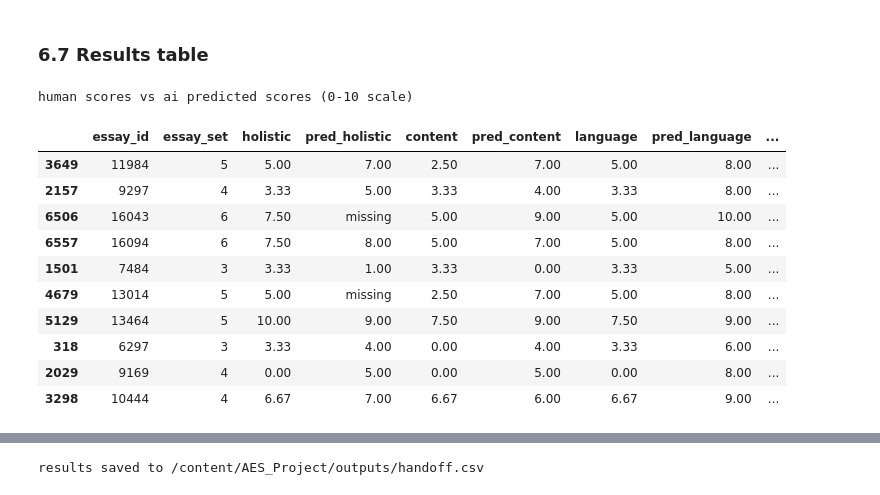
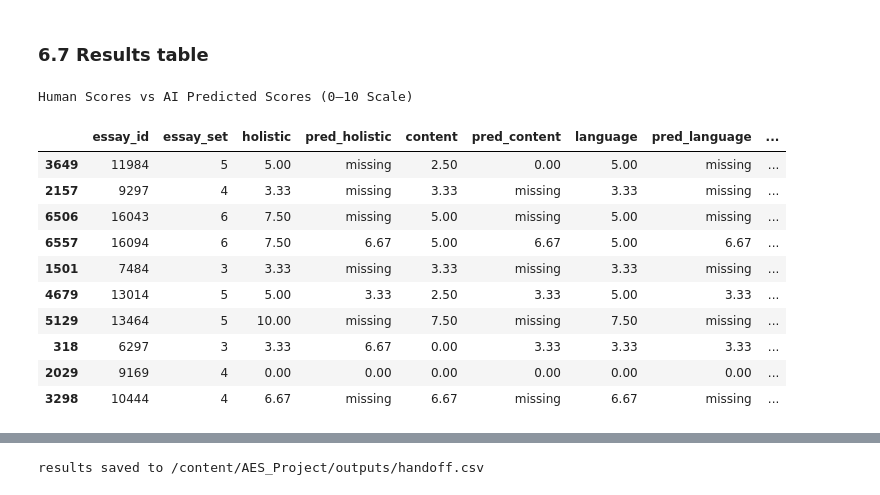
Before and after one commit to Muskan-Kandel/aes, a Jupyter notebook: notebooks/AES.ipynb, the cells around one changed output, grey strips where cells are left out. Saved outputs shown, nothing was run; the diff lists cells and outputs as text; code cells hidden in the pictures.

```diff
--- a/notebooks/AES.ipynb
+++ b/notebooks/AES.ipynb
@@ -1041,35 +1049,37 @@ score extraction coverage
 # %% [markdown]
 ### 6.7 Results table
 # %%
-# 6.7 results table
+# 6.7 results table (plain version)
+
 display_cols = [
     'essay_id', 'essay_set',
     'holistic',    'pred_holistic',
     'content',     'pred_content',
     'language',    'pred_language',
     'adherence',   'pred_adherence',
     'narrativity', 'pred_narrativity'
 ]
 
-display(test_set[display_cols].head(10).style
-    .format({col: "{:.2f}" for col in display_cols
-             if col not in ['essay_id', 'essay_set']}, na_rep="missing")
-    .set_caption("human scores vs ai predicted scores (0-10 scale)")
-    .background_gradient(subset=['holistic', 'pred_holistic'], cmap='Blues')
+score_cols = [col for col in display_cols if col not in ['essay_id', 'essay_set']]
+
+display(
+    test_set[display_cols].head(10).style
+        .format({col: "{:.2f}" for col in score_cols}, na_rep="missing")
+        .set_caption("Human Scores vs AI Predicted Scores (0–10 Scale)")
 )
 # %% [output]
-human scores vs ai predicted scores (0-10 scale)
+Human Scores vs AI Predicted Scores (0–10 Scale)
 |  | essay_id | essay_set | holistic | pred_holistic | content | pred_content | language | pred_language | ... |
-| 3649 | 11984 | 5 | 5.00 | 7.00 | 2.50 | 7.00 | 5.00 | 8.00 | ... |
-| 2157 | 9297 | 4 | 3.33 | 5.00 | 3.33 | 4.00 | 3.33 | 8.00 | ... |
-| 6506 | 16043 | 6 | 7.50 | missing | 5.00 | 9.00 | 5.00 | 10.00 | ... |
-| 6557 | 16094 | 6 | 7.50 | 8.00 | 5.00 | 7.00 | 5.00 | 8.00 | ... |
-| 1501 | 7484 | 3 | 3.33 | 1.00 | 3.33 | 0.00 | 3.33 | 5.00 | ... |
-| 4679 | 13014 | 5 | 5.00 | missing | 2.50 | 7.00 | 5.00 | 8.00 | ... |
-| 5129 | 13464 | 5 | 10.00 | 9.00 | 7.50 | 9.00 | 7.50 | 9.00 | ... |
-| 318 | 6297 | 3 | 3.33 | 4.00 | 0.00 | 4.00 | 3.33 | 6.00 | ... |
-| 2029 | 9169 | 4 | 0.00 | 5.00 | 0.00 | 5.00 | 0.00 | 8.00 | ... |
-| 3298 | 10444 | 4 | 6.67 | 7.00 | 6.67 | 6.00 | 6.67 | 9.00 | ... |
+| 3649 | 11984 | 5 | 5.00 | missing | 2.50 | 0.00 | 5.00 | missing | ... |
+| 2157 | 9297 | 4 | 3.33 | missing | 3.33 | missing | 3.33 | missing | ... |
+| 6506 | 16043 | 6 | 7.50 | missing | 5.00 | missing | 5.00 | missing | ... |
+| 6557 | 16094 | 6 | 7.50 | 6.67 | 5.00 | 6.67 | 5.00 | 6.67 | ... |
+| 1501 | 7484 | 3 | 3.33 | missing | 3.33 | missing | 3.33 | missing | ... |
+| 4679 | 13014 | 5 | 5.00 | 3.33 | 2.50 | 3.33 | 5.00 | 3.33 | ... |
+| 5129 | 13464 | 5 | 10.00 | missing | 7.50 | missing | 7.50 | missing | ... |
+| 318 | 6297 | 3 | 3.33 | 6.67 | 0.00 | 3.33 | 3.33 | 3.33 | ... |
+| 2029 | 9169 | 4 | 0.00 | 0.00 | 0.00 | 0.00 | 0.00 | 0.00 | ... |
+| 3298 | 10444 | 4 | 6.67 | missing | 6.67 | missing | 6.67 | missing | ... |
 # %%
 
 # 6.8 per-essay breakdown
```
Also changed, not shown: parts of 13 cells of this notebook, 8 other files.
